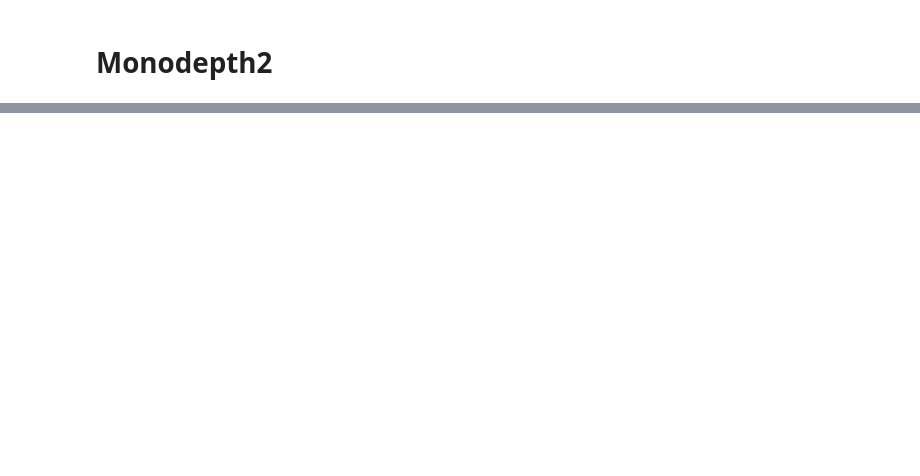
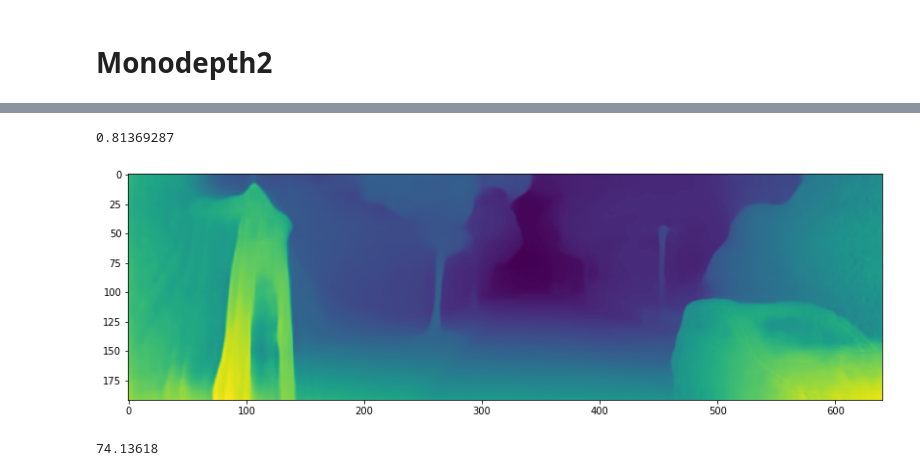
Before and after one commit to korshunovdv/monocular_depth_estimation, a Jupyter notebook: monodepth2_train.ipynb, the cells around one changed output, grey strips where cells are left out. Cells and saved outputs as stored; diff of their text form; code cells hidden in the pictures; blank space fills up the shorter version.

```diff
--- a/monodepth2_train.ipynb
+++ b/monodepth2_train.ipynb
@@ -839,0 +122,12 @@ print('Done.')
+# %%
+data = train_dataset[15000]
+depth_data = data["depth_gt"].numpy().squeeze()
+pre_img = data[('color', -1, 0)].numpy().transpose((1, 2, 0))
+
+import matplotlib.pyplot as plt
+
+arr = [pre_img, depth_data]
+for img in arr:
+    plt.figure(figsize=(16, 10))
+    plt.imshow(img)
+    plt.show()
@@ -839,0 +139,23 @@ print('Done.')
+# %%
+import torch
+import numpy as np
+# import torch.nn.functional as F
+import torch.optim as optim
+# from torch.utils.data import DataLoader
+# from tensorboardX import SummaryWriter
+
+
+import networks
+
+
+device = torch.device("cuda" if torch.cuda.is_available() else "cpu")
+models = {}
+parameters_to_train = []
+
+models["encoder"] = networks.ResnetEncoder(opt.num_layers, opt.weights_init == "pretrained")
+models["encoder"].to(device)
+parameters_to_train += list(models["encoder"].parameters())
+
+models["depth"] = networks.DepthDecoder(models["encoder"].num_ch_enc, opt.scales)
+models["depth"].to(device)
+parameters_to_train += list(models["depth"].parameters())
@@ -839,0 +237,18 @@ print('Done.')
+# %%
+features = models["encoder"](data[("color_aug", 0, 0)].unsqueeze(0).to(device))
+outputs = models["depth"](features)
+# %%
+depth_tmp = outputs[('disp', 0)].squeeze().cpu().detach().numpy()
+depth_tmp.max()
+# %% [output]
+0.81369287
+# %%
+plt.figure(figsize=(14,8))
+plt.imshow(depth_tmp)
+plt.show()
+# %% [output]
+[figure, added]
+# %%
+dataюлу
+# %% [output]
+74.13618
```
Also changed, not shown: parts of 50 cells of this notebook, 2 other files.
